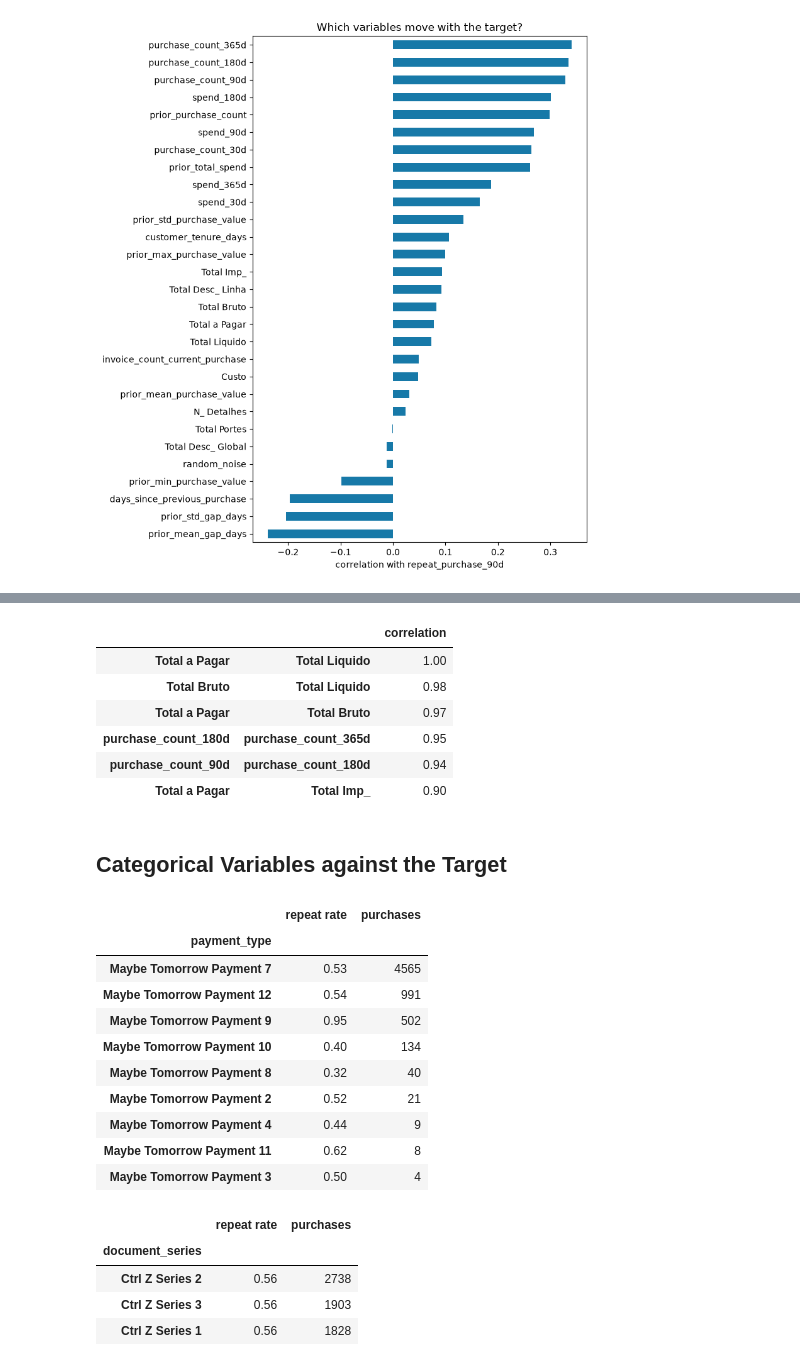
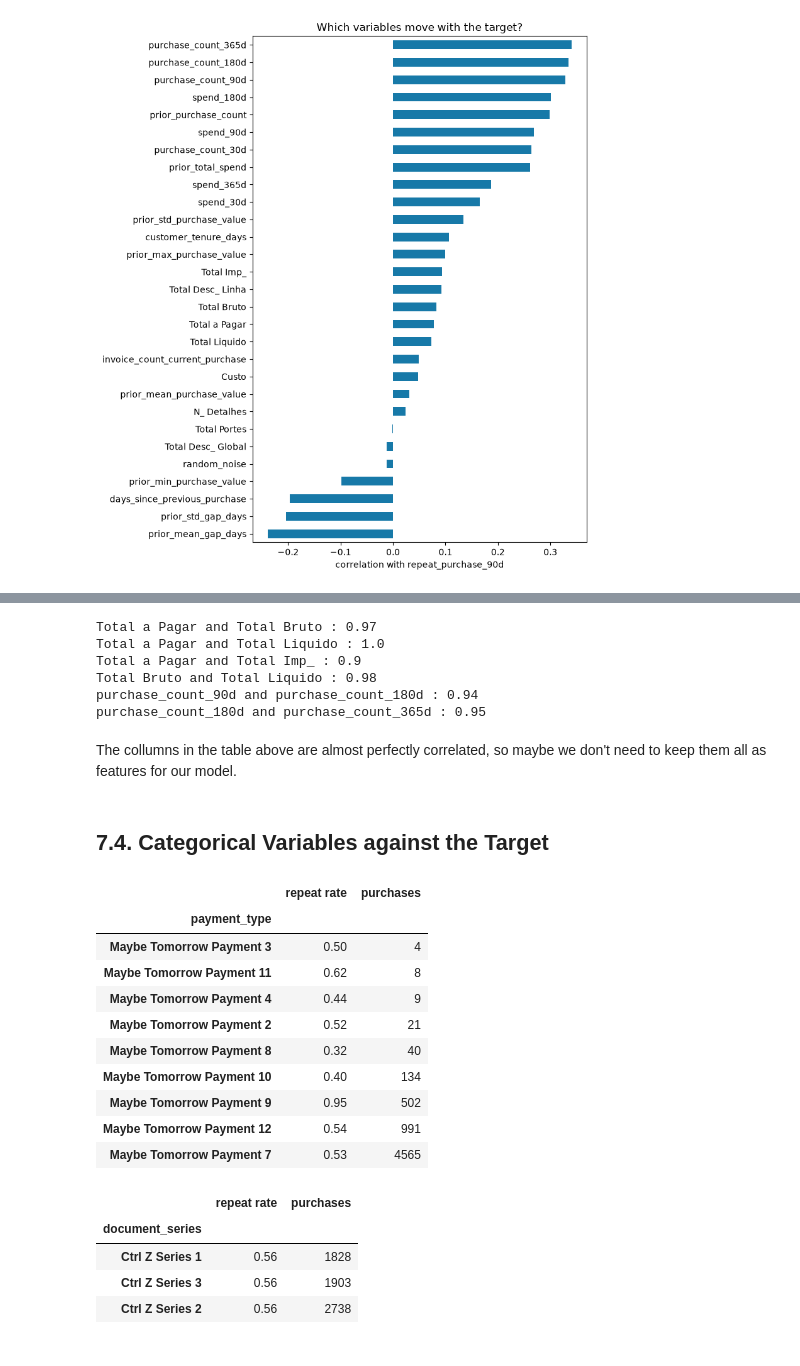
Before and after one commit to GoncaloGouveia04/ML_Project, a Jupyter notebook: notebooks/Exploration_notebook.ipynb, the cells around one changed output, grey strips where cells are left out. Cells and saved outputs as stored; diff of their text form; code cells hidden in the pictures.

```diff
--- a/notebooks/Exploration_notebook.ipynb
+++ b/notebooks/Exploration_notebook.ipynb
@@ -82,8 +110,10 @@ test["purchase_date"] = pd.to_datetime(test["purchase_date"])
 target = "repeat_purchase_90d"
 categorical = ["payment_type", "salesperson", "commercial_zone",
                "transport_method", "warehouse", "document_series"]
-numeric = [c for c in train.select_dtypes("number").columns
-           if c not in [target, "customer_id"]]
+numeric = []
+for column in train.select_dtypes("number").columns:
+    if column != target and column != "customer_id":
+        numeric.append(column)
 
-print(len(numeric), "numeric columns and", len(categorical), "categorical columns")
+print(f" There are {len(numeric)} numeric columns and {len(categorical)} categorical columns")
 # %% [output]
@@ -235,8 +315,7 @@ for column in ["prior_mean_purchase_value", "spend_365d", "days_since_previous_p
 # %%
-to_plot = ["Total a Pagar", "days_since_previous_purchase", "prior_purchase_count",
-           "customer_tenure_days", "purchase_count_90d", "random_noise"]
+to_plot = ["Total a Pagar", "days_since_previous_purchase", "prior_purchase_count", "purchase_count_90d"]
 
-fig, axes = plt.subplots(2, 3, figsize=(15, 8))
+fig, axes = plt.subplots(2, 2, figsize=(12, 8))
 for ax, column in zip(axes.flatten(), to_plot):
     sns.histplot(candidate[column], bins=40, color=PLOT_BLUE, ax=ax)
     ax.set(title=column, xlabel="", ylabel="")
@@ -247,5 +325,0 @@ plt.show()
-# %%
-fig, ax = plt.subplots(figsize=FIGSIZE)
-sns.boxplot(x=candidate["Total a Pagar"], color=PLOT_BLUE, ax=ax)
-ax.set(title="Total a Pagar")
-plt.show()
@@ -278,11 +364,3 @@ candidate.groupby(target)[compare].median().T.round(2)
 | purchase_count_90d | 0.00 | 1.00 |
 | Total a Pagar | 443.12 | 517.46 |
 | random_noise | -0.04 | -0.05 |
-# %%
-fig, axes = plt.subplots(1, 2, figsize=(14, 5))
-for ax, column in zip(axes, ["days_since_previous_purchase", "prior_purchase_count"]):
-    sns.boxplot(data=candidate, x=target, y=column, hue=target,
-                palette=[PLOT_BLUE, PLOT_ORANGE], legend=False, showfliers=False, ax=ax)
-    ax.set(title=column, xlabel="repeat in 90 days?")
-plt.tight_layout()
-plt.show()
@@ -315,35 +391,42 @@ plt.show()
 # %%
-pairs = correlations.where(np.triu(np.ones(correlations.shape, dtype=bool), k=1)).stack()
-pairs[pairs.abs() > 0.9].sort_values(ascending=False).round(2).to_frame("correlation")
+correlations = candidate[numeric].corr()
+columns = correlations.columns
+
+for i in range(len(columns)):
+    for j in range(i + 1, len(columns)):
+        value = correlations.iloc[i, j]
+        if abs(value) > 0.9:
+            print(columns[i], "and", columns[j], ":", round(value, 2))
 # %% [output]
-|  |  | correlation |
-| Total a Pagar | Total Liquido | 1.00 |
-| Total Bruto | Total Liquido | 0.98 |
-| Total a Pagar | Total Bruto | 0.97 |
-| purchase_count_180d | purchase_count_365d | 0.95 |
-| purchase_count_90d | purchase_count_180d | 0.94 |
-| Total a Pagar | Total Imp_ | 0.90 |
+Total a Pagar and Total Bruto : 0.97
+Total a Pagar and Total Liquido : 1.0
+Total a Pagar and Total Imp_ : 0.9
+Total Bruto and Total Liquido : 0.98
+purchase_count_90d and purchase_count_180d : 0.94
+purchase_count_180d and purchase_count_365d : 0.95
+# %% [markdown]
+The collumns in the table above are almost perfectly correlated, so maybe we don't need to keep them all as features for our model.
 # %% [markdown]
-## Categorical Variables against the Target
+## 7.4. Categorical Variables against the Target
 # %%
 for column in ["payment_type", "document_series"]:
     rates = candidate.groupby(column)[target].agg(["mean", "count"])
     rates.columns = ["repeat rate", "purchases"]
-    display(rates.sort_values("purchases", ascending=False).round(2))
+    display(rates.sort_values("purchases").round(2))
 # %% [output]
 |  | repeat rate | purchases |
 | payment_type |  |  |
+| Maybe Tomorrow Payment 3 | 0.50 | 4 |
+| Maybe Tomorrow Payment 11 | 0.62 | 8 |
+| Maybe Tomorrow Payment 4 | 0.44 | 9 |
+| Maybe Tomorrow Payment 2 | 0.52 | 21 |
+| Maybe Tomorrow Payment 8 | 0.32 | 40 |
+| Maybe Tomorrow Payment 10 | 0.40 | 134 |
+| Maybe Tomorrow Payment 9 | 0.95 | 502 |
+| Maybe Tomorrow Payment 12 | 0.54 | 991 |
 | Maybe Tomorrow Payment 7 | 0.53 | 4565 |
-| Maybe Tomorrow Payment 12 | 0.54 | 991 |
-| Maybe Tomorrow Payment 9 | 0.95 | 502 |
-| Maybe Tomorrow Payment 10 | 0.40 | 134 |
-| Maybe Tomorrow Payment 8 | 0.32 | 40 |
-| Maybe Tomorrow Payment 2 | 0.52 | 21 |
-| Maybe Tomorrow Payment 4 | 0.44 | 9 |
-| Maybe Tomorrow Payment 11 | 0.62 | 8 |
-| Maybe Tomorrow Payment 3 | 0.50 | 4 |
 |  | repeat rate | purchases |
 | document_series |  |  |
+| Ctrl Z Series 1 | 0.56 | 1828 |
+| Ctrl Z Series 3 | 0.56 | 1903 |
 | Ctrl Z Series 2 | 0.56 | 2738 |
-| Ctrl Z Series 3 | 0.56 | 1903 |
-| Ctrl Z Series 1 | 0.56 | 1828 |
```
Also changed, not shown: parts of 62 cells of this notebook.
